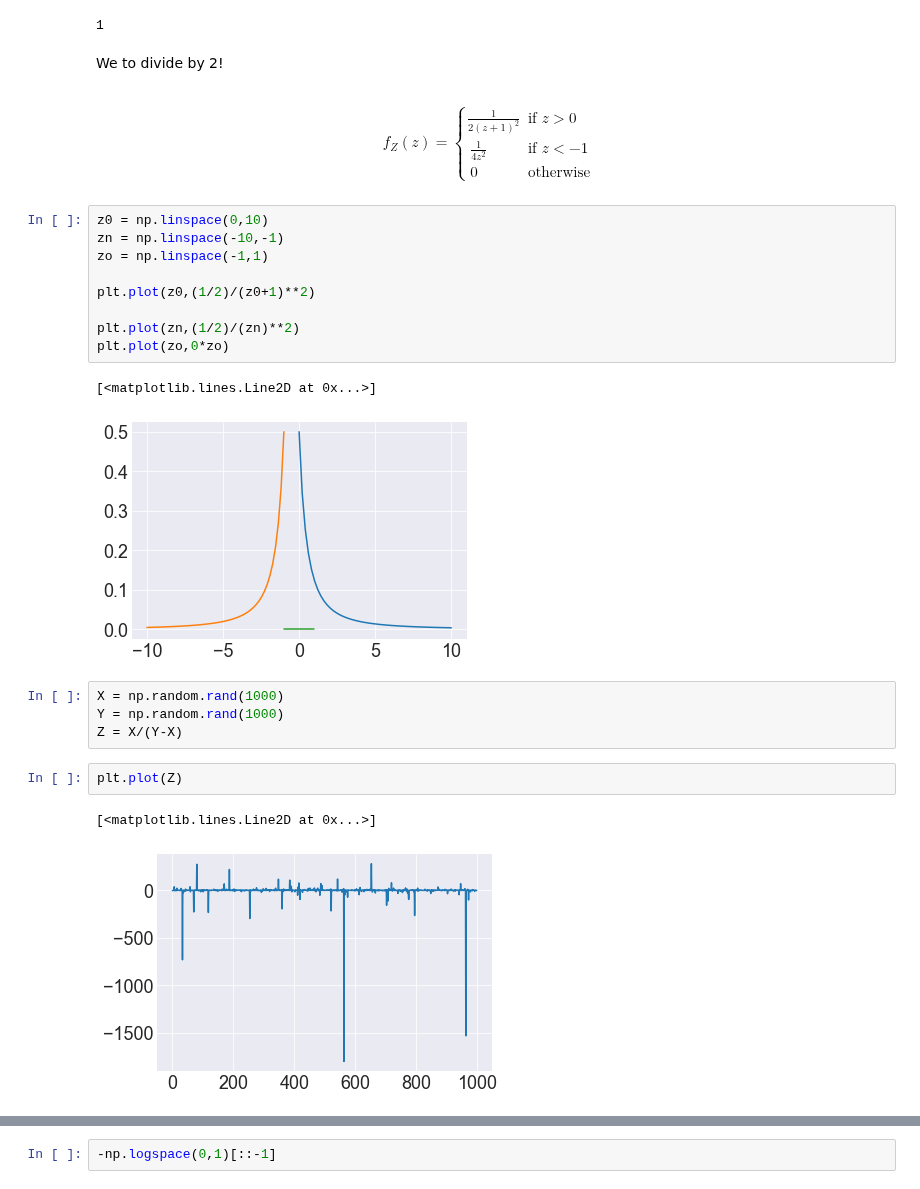
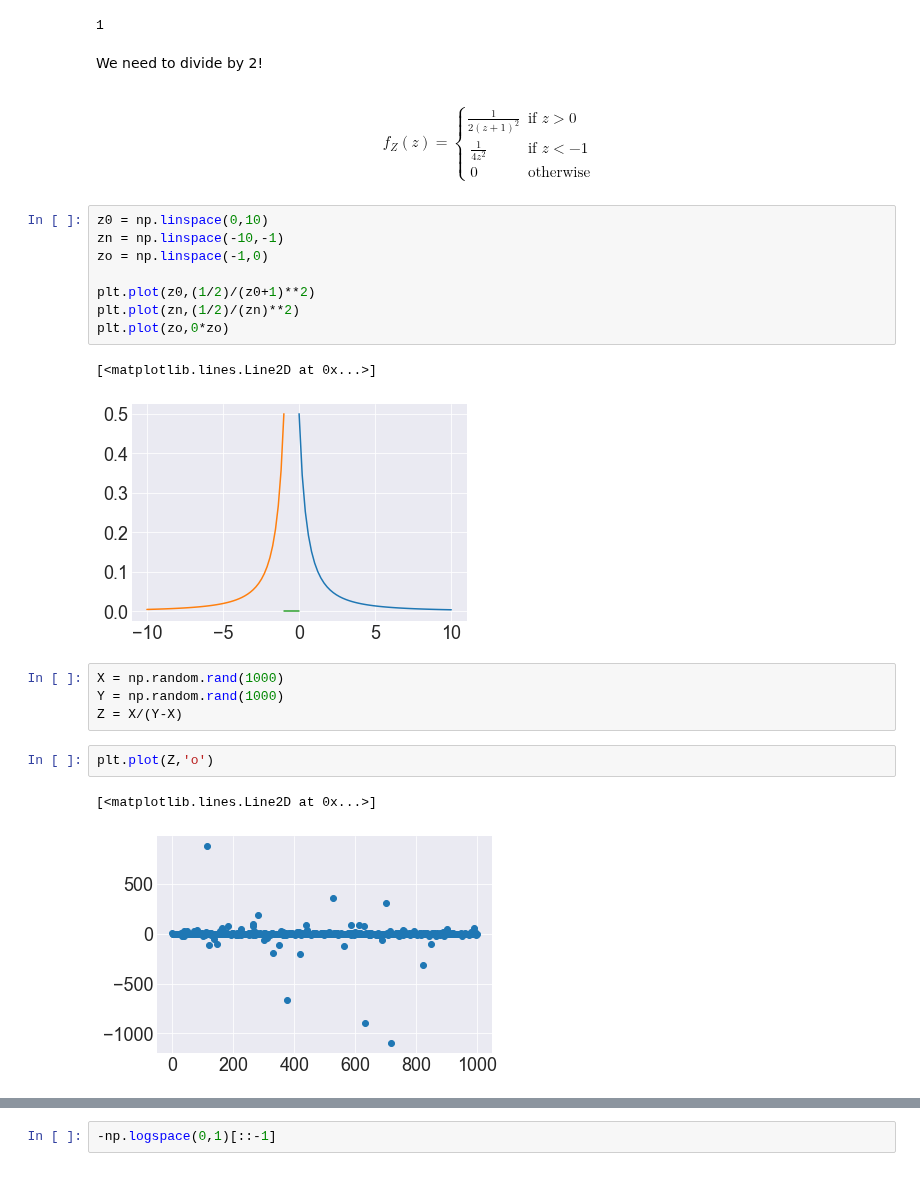
Before and after one commit to hvribeiro/MCSC1, a Jupyter notebook: aulas/02.1 - Introduction to probability.ipynb, the cells around one changed output, grey strips where cells are left out. Drawn from its saved outputs; the diff is of its cells as text.

```diff
--- a/aulas/02.1 - Introduction to probability.ipynb
+++ b/aulas/02.1 - Introduction to probability.ipynb
@@ -985,7 +1006,7 @@ sym.integrate(1/(z)**2,(z,-sym.oo,-1))
 # %% [output]
 1
 # %% [markdown]
-We to divide by 2!
+We need to divide by 2!
 # %% [markdown]
 $$
 f_Z(z) =
@@ -998,24 +1019,23 @@ $$
 # %%
 z0 = np.linspace(0,10)
 zn = np.linspace(-10,-1)
-zo = np.linspace(-1,1)
+zo = np.linspace(-1,0)
 
 plt.plot(z0,(1/2)/(z0+1)**2)
-
 plt.plot(zn,(1/2)/(zn)**2)
 plt.plot(zo,0*zo)
 # %% [output]
 [<matplotlib.lines.Line2D at 0x...>]
-[figure, old version]
+[figure, new version]
 # %%
 X = np.random.rand(1000)
 Y = np.random.rand(1000)
 Z = X/(Y-X)
 # %%
-plt.plot(Z)
+plt.plot(Z,'o')
 # %% [output]
 [<matplotlib.lines.Line2D at 0x...>]
-[figure, old version]
+[figure, new version]
 # %%
 plt.plot(Z,'o')
 plt.ylim(-2,1)
```
Also changed, not shown: parts of 11 cells of this notebook.
